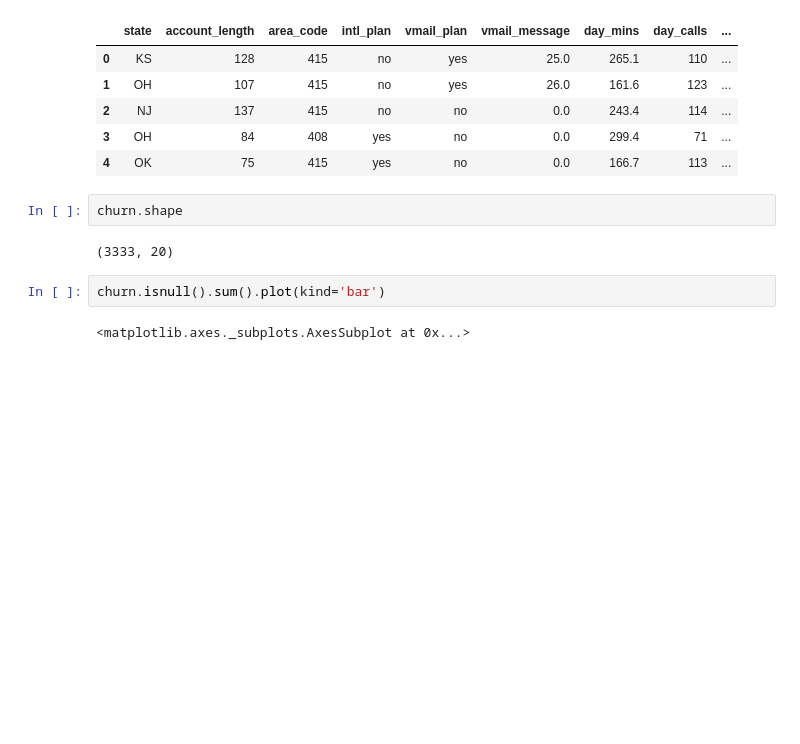
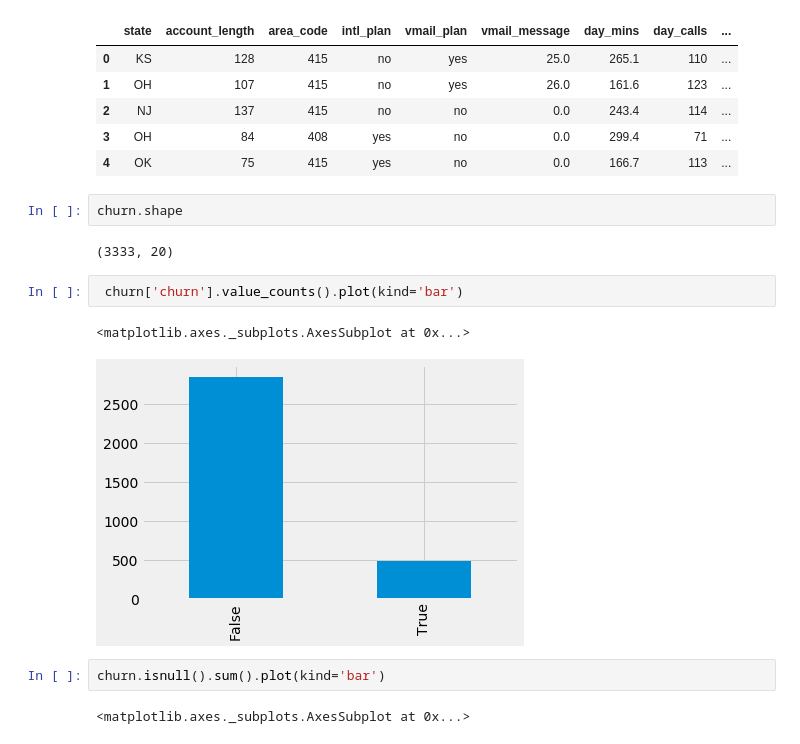
Before and after one commit to mjghorbany/Machine-Learning-DeepDive, a Jupyter notebook: KNN and RF/knn and random forest.ipynb, the cells around one changed output. Saved outputs shown, nothing was run; the diff lists cells and outputs as text; blank space fills up the shorter version.

```diff
--- a/KNN and RF/knn and random forest.ipynb
+++ b/KNN and RF/knn and random forest.ipynb
@@ -922,6 +953,11 @@ churn.head()
 churn.shape
 # %% [output]
 (3333, 20)
+# %%
+ churn['churn'].value_counts().plot(kind='bar')
+# %% [output]
+<matplotlib.axes._subplots.AxesSubplot at 0x...>
+[figure, added]
 # %%
 churn.isnull().sum().plot(kind='bar')
 # %% [output]
```
Also changed, not shown: parts of 12 cells of this notebook, 2 other files.
